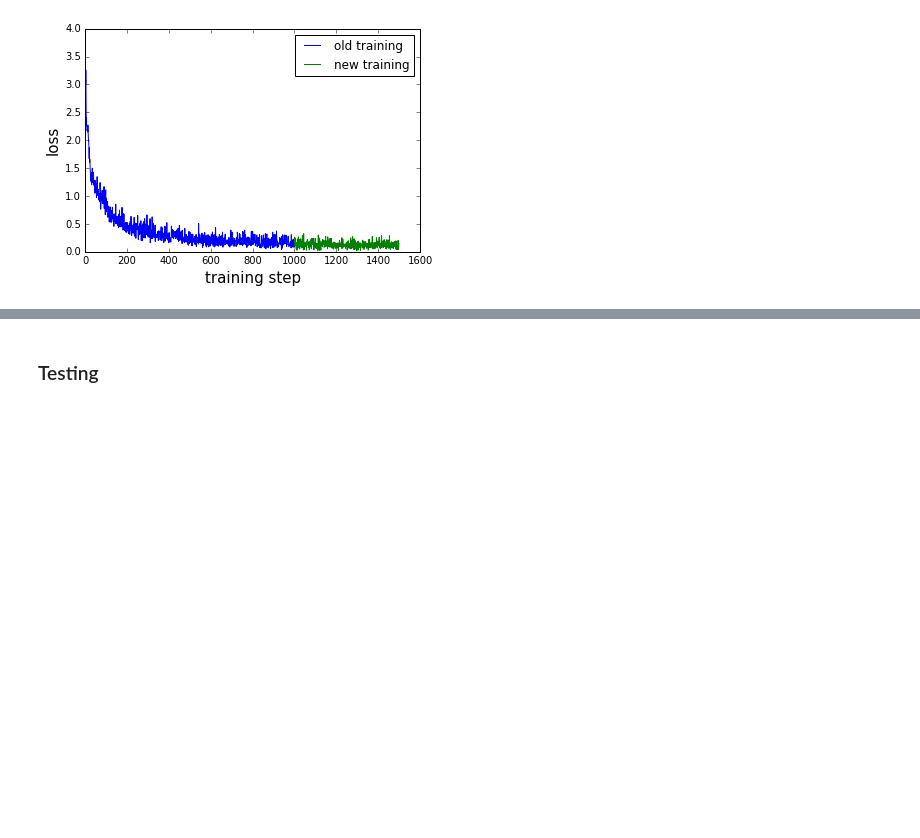
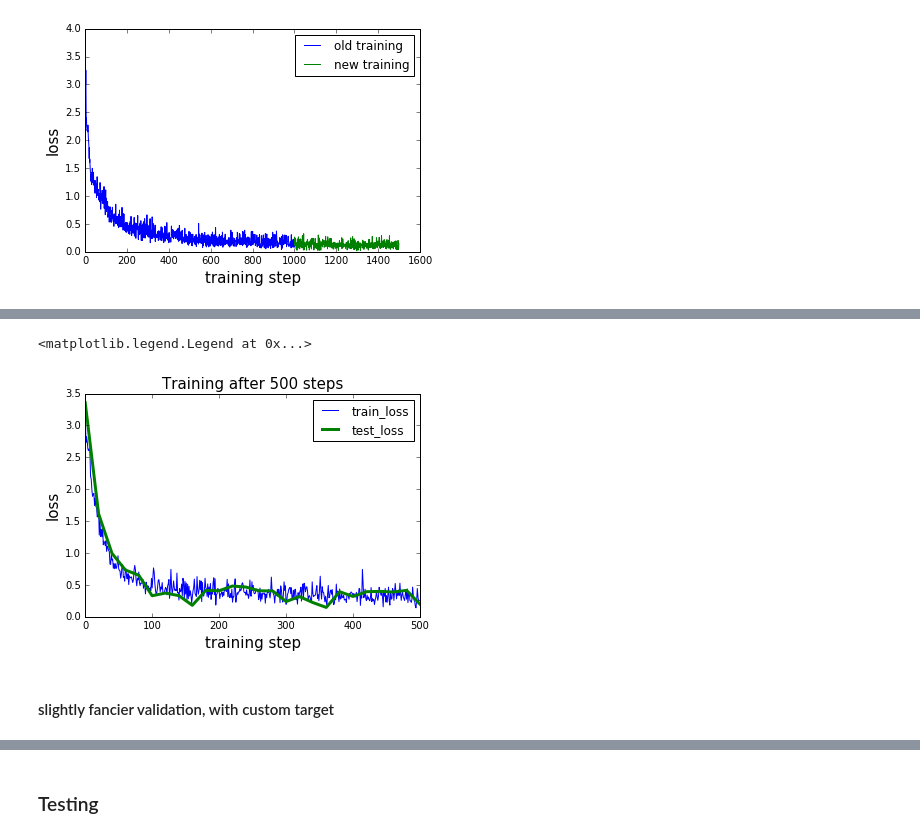
Before and after one commit to neuroailab/cs375, a Jupyter notebook: 2018/tutorials/Tutorial -- Tensorflow and TFUtils (Lecture 4a).ipynb, the cells around one changed output, grey strips where cells are left out. Drawn from its saved outputs; the diff is of its cells as text; code cells hidden in the pictures; blank space fills up the shorter version.

```diff
--- a/2018/tutorials/Tutorial -- Tensorflow and TFUtils (Lecture 4a).ipynb
+++ b/2018/tutorials/Tutorial -- Tensorflow and TFUtils (Lecture 4a).ipynb
@@ -1686,0 +1762,25 @@ plt.legend([line1[0], line2[0]], ['old training', 'new training'])
+# %%
+query = {'exp_id': 'training2'}
+
+cursor = coll.find(query).sort('step')
+
+train_loss = []
+test_loss = []
+steps = []
+for rec in cursor:
+    steps.append(rec['step'])
+    if 'train_results' in rec:
+        train_loss.extend(pluck(rec['train_results'], 'loss'))
+    test_loss.append(rec['validation_results']['validation']['loss'])
+
+l1 = plt.plot(train_loss)
+l2 = plt.plot(steps, test_loss, linewidth=3)
+plt.xlabel('training step', fontsize=15)
+plt.ylabel('loss', fontsize=15)
+plt.title('Training after %d steps' % len(result_traj), fontsize=15)
+plt.legend([l1[0], l2[0]], ['train_loss', 'test_loss'])
+# %% [output]
+<matplotlib.legend.Legend at 0x...>
+[figure, added]
+# %% [markdown]
+#### slightly fancier validation, with custom target
```
Also changed, not shown: parts of 12 cells of this notebook.
